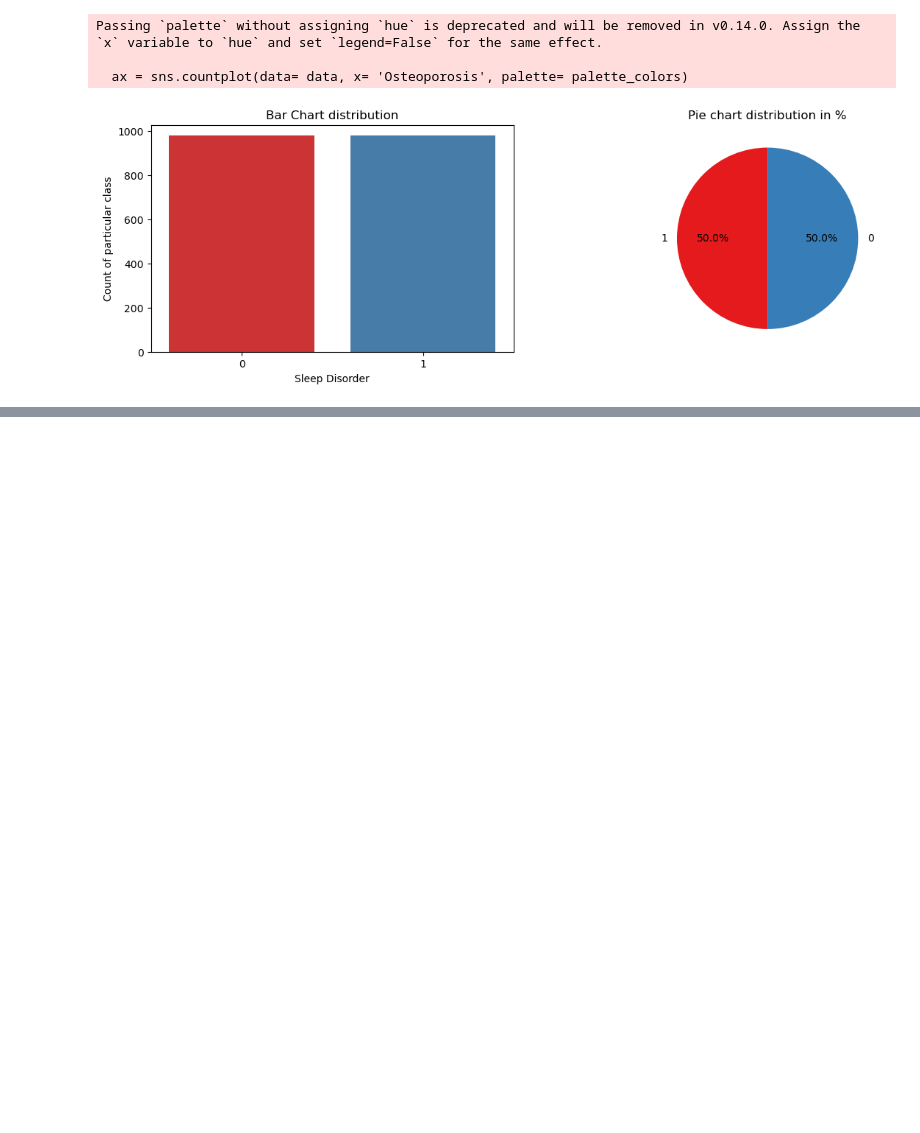
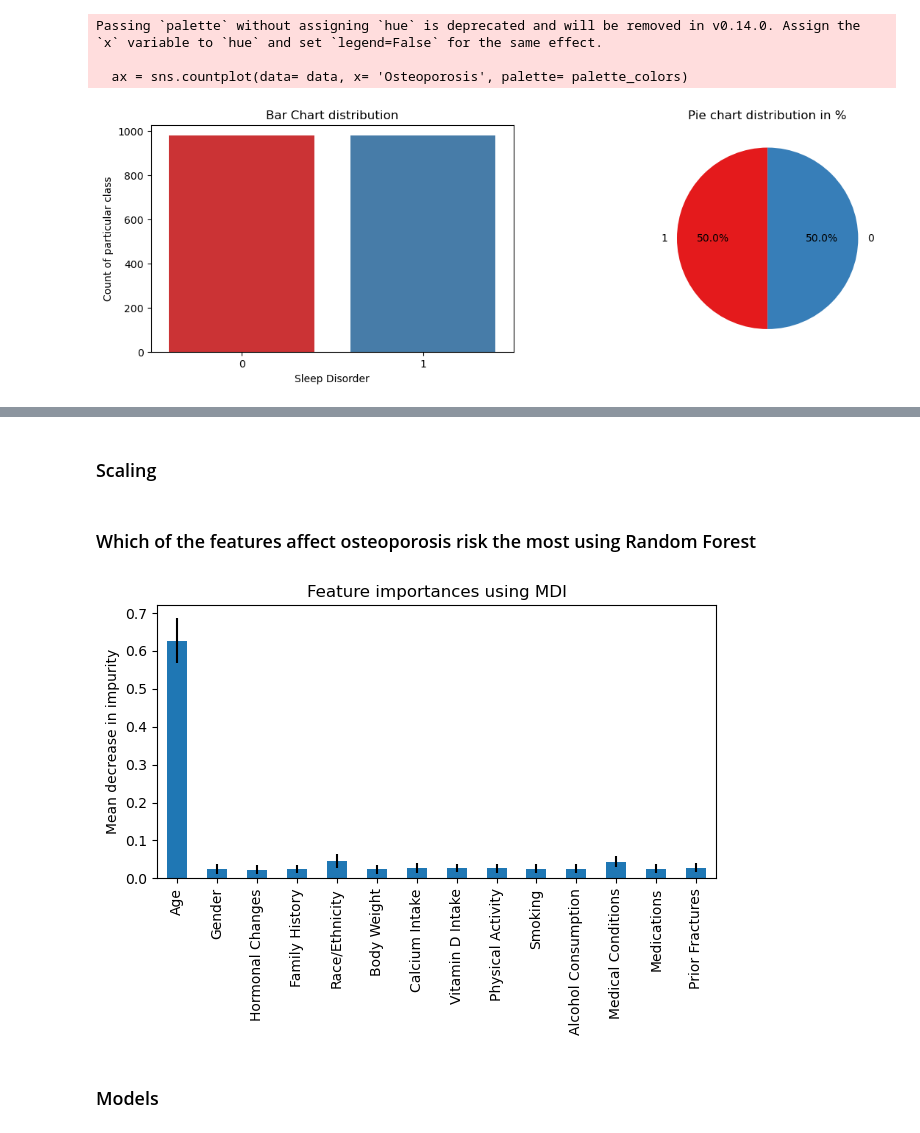
Before and after one commit to NavyaSai-V/Predicting-Osteoporosis-Risk, a Jupyter notebook: Osteoporrosis.ipynb, the cells around one changed output, grey strips where cells are left out. Saved outputs shown, nothing was run; the diff lists cells and outputs as text; code cells hidden in the pictures; blank space fills up the shorter version.

```diff
--- a/Osteoporrosis.ipynb
+++ b/Osteoporrosis.ipynb
@@ -297,0 +355,26 @@ Passing `palette` without assigning `hue` is deprecated and will be removed in v
+# %% [markdown]
+### Scaling
+# %%
+X = data.iloc[:, :-1].values
+y = data.iloc[:, -1].values
+
+scaler = MinMaxScaler()
+X = scaler.fit_transform(X)
+# %% [markdown]
+### Which of the features affect osteoporosis risk the most using Random Forest
+# %%
+X_train, X_test, y_train, y_test = train_test_split(X, y, random_state=42, test_size=0.2)
+# %%
+forest = RandomForestClassifier()
+forest.fit(X_train, y_train)
+importances = forest.feature_importances_
+std = np.std([tree.feature_importances_ for tree in forest.estimators_], axis=0)
+forest_importances = pd.Series(importances, index=data.columns[:-1])
+
+fig, ax = plt.subplots()
+forest_importances.plot.bar(yerr=std, ax=ax)
+ax.set_title("Feature importances using MDI")
+ax.set_ylabel("Mean decrease in impurity")
+fig.tight_layout()
+# %% [output]
+[figure, added]
@@ -297,0 +391,2 @@ Passing `palette` without assigning `hue` is deprecated and will be removed in v
+# %% [markdown]
+### Models
```
Also changed, not shown: parts of 24 cells of this notebook.
